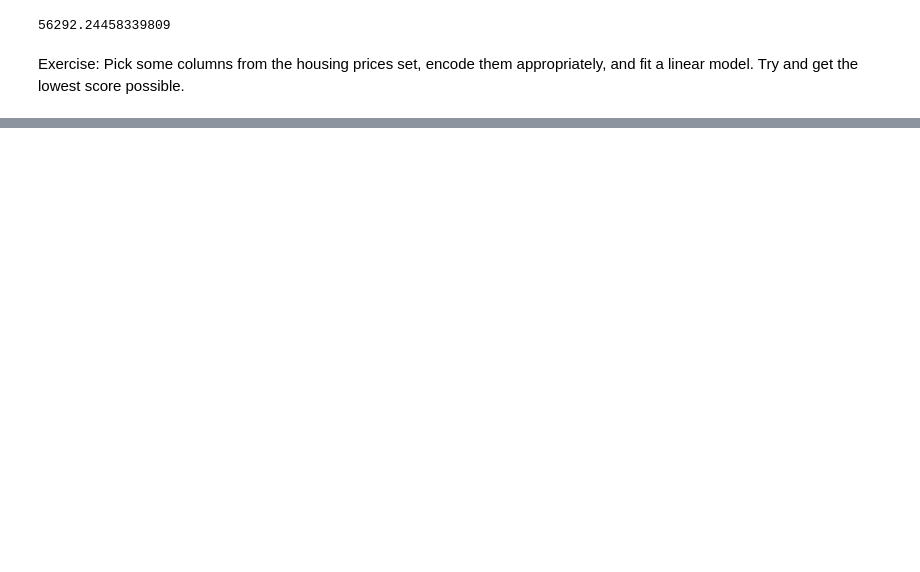
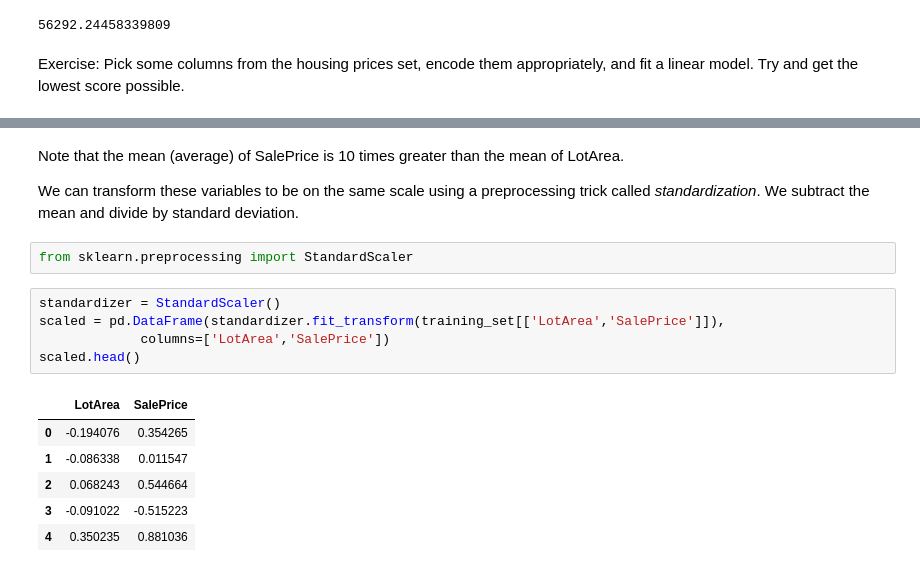
Before and after one commit to eliiza/machine-learning-training, a Jupyter notebook: model_evaluation.ipynb, the cells around one changed output, grey strips where cells are left out. Drawn from its saved outputs; the diff is of its cells as text; blank space fills up the shorter version.

```diff
--- a/model_evaluation.ipynb
+++ b/model_evaluation.ipynb
@@ -309,0 +353,18 @@ Exercise: Pick some columns from the housing prices set, encode them appropriate
+# %% [markdown]
+Note that the mean (average) of SalePrice is 10 times greater than the mean of LotArea.
+
+We can transform these variables to be on the same scale using a preprocessing trick called _standardization_. We subtract the mean and divide by standard deviation.
+# %%
+from sklearn.preprocessing import StandardScaler
+# %%
+standardizer = StandardScaler()
+scaled = pd.DataFrame(standardizer.fit_transform(training_set[['LotArea','SalePrice']]),
+             columns=['LotArea','SalePrice'])
+scaled.head()
+# %% [output]
+|  | LotArea | SalePrice |
+| 0 | -0.194076 | 0.354265 |
+| 1 | -0.086338 | 0.011547 |
+| 2 | 0.068243 | 0.544664 |
+| 3 | -0.091022 | -0.515223 |
+| 4 | 0.350235 | 0.881036 |
```
Also changed, not shown: parts of 26 cells of this notebook.
